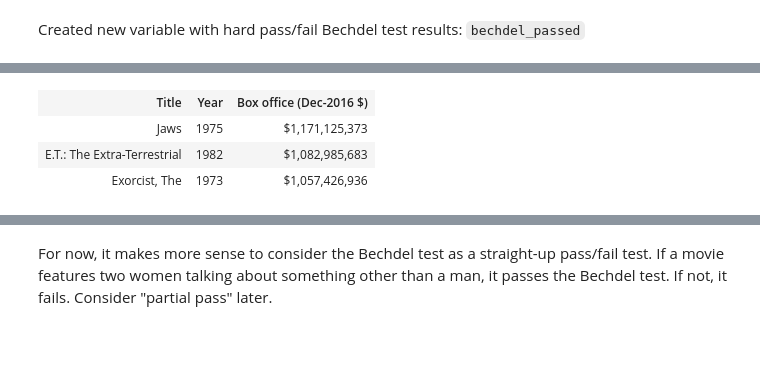
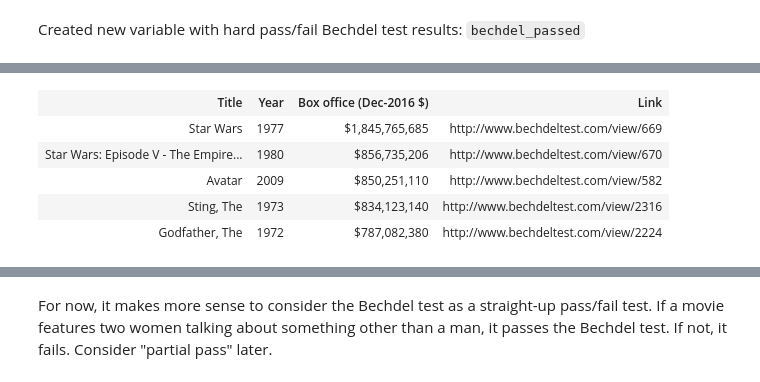
Before and after one commit to raddick/movies, a Jupyter notebook: 7. Analysis.ipynb, the cells around one changed output, grey strips where cells are left out. Cells and saved outputs as stored; diff of their text form; code cells hidden in the pictures; blank space fills up the shorter version.

Commit message:
More analysis and context
Added more to the section on face validity, where we print tables of movies that pass or fail.

```diff
--- a/7. Analysis.ipynb
+++ b/7. Analysis.ipynb
@@ -116,52 +122,99 @@ Created new variable with hard pass/fail Bechdel test results: bechdel_passed
 # %%
+display(HTML('<h3>Movies that fail the Bechdel test</h3>'))
 
+display(HTML('<h4>Three randomly-chosen movies that fail the Bechdel test:</h4>'))
+random_failers = movies_df.dropna()[['title','bechdel_year','boxoffice_adj','bechdel_site_id']][movies_df['bechdel_passed'] == 0].sample(3).sort_values(['bechdel_year','title']).values.tolist()
 
-display(HTML('<h2>Three randomly-chosen movies that pass the Bechdel test:</h2>'))
-random_passers = movies_df.dropna()[['title','bechdel_year','boxoffice_adj']][movies_df['bechdel_passed'] == 1].sample(3).sort_values(['bechdel_year','title']).values.tolist()
-
+# Surely there is an easier way to print a pandas dataframe as a well-formatted table?
+#### Maybe by sending a dictionary of styles to .style.format()? Halp?
+#### But anyway, this kinda-hacky code does what needs doing.
 y = '<table>'
 y += '<tr>'
-y += '<th>Title</th><th>Year</th><th>Box office (Dec-2016 $)</th>'
+y += '<th>Title</th>'
+y += '<th>Year</th>'
+y += '<th>Box office (Dec-2016 $)</th>'
+y += '<th>Link</th>'
 y += '</tr>'
-for row in random_passers:
+for row in random_failers:
+    link = 'http://www.bechdeltest.com/view/'+str(row[3])
+    link_str = '<a href=\''+link+'\' target="_blank">'+link+'</a>'
     y += '<tr>'
     y += '<td>{:}</td>'.format(row[0])
     y += '<td>{:.0f}</td>'.format(row[1])
     y += '<td style="text-align:right">${:,.0f}</td>'.format(row[2])
+    y += '<td>{:}</td>'.format(link_str)
     y += '</tr>'
 y += '</table>'
 display(HTML(y))
 
-
-display(HTML('<h2>Highest-grossing movies that pass the Bechdel test:</h2>'))
-highest_passers = movies_df[['title','bechdel_year','boxoffice_adj']][movies_df['bechdel_passed'] == 1].sort_values('boxoffice_adj',ascending=False).head(3).values.tolist()
+display(HTML('<h4>The five highest-grossing movies that fail the Bechdel test:</h2>'))
+highest_failers = movies_df[['title','bechdel_year','boxoffice_adj','bechdel_site_id']][movies_df['bechdel_passed'] == 0].sort_values('boxoffice_adj',ascending=False).head(5).values.tolist()
 
 y = '<table>'
 y += '<tr>'
-y += '<th>Title</th><th>Year</th><th>Box office (Dec-2016 $)</th>'
+y += '<th>Title</th>'
+y += '<th>Year</th>'
+y += '<th>Box office (Dec-2016 $)</th>'
+y += '<th>Link</th>'
 y += '</tr>'
-for row in highest_passers:
+for row in highest_failers:
+    link = 'http://www.bechdeltest.com/view/'+str(row[3])
+    link_str = '<a href=\''+link+'\' target="_blank">'+link+'</a>'
     y += '<tr>'
     y += '<td>{:}</td>'.format(row[0])
     y += '<td>{:.0f}</td>'.format(row[1])
     y += '<td style="text-align:right">${:,.0f}</td>'.format(row[2])
+    y += '<td>{:}</td>'.format(link_str)
     y += '</tr>'
 y += '</table>'
 display(HTML(y))
 
-display(HTML('<h2>Highest-grossing movies that fail the Bechdel test:</h2>'))
-highest_failers = movies_df[['title','bechdel_year','boxoffice_adj']][movies_df['bechdel_passed'] == 0].sort_values('boxoffice_adj',ascending=False).head(3).values.tolist()
+display(HTML('<h3>Movies that pass the Bechdel test</h3>'))
 
+display(HTML('<h4>Three randomly-chosen movies that pass the Bechdel test:</h4>'))
+random_passers = movies_df.dropna()[['title','bechdel_year','boxoffice_adj','bechdel_site_id']][movies_df['bechdel_passed'] == 1].sample(3).sort_values(['bechdel_year','title']).values.tolist()
+
+# Surely there is an easier way to print a pandas dataframe as a well-formatted table?
+#### Maybe by sending a dictionary of styles to .style.format()? Halp?
+#### But anyway, this kinda-hacky code does what needs doing.
 y = '<table>'
 y += '<tr>'
-y += '<th>Title</th><th>Year</th><th>Box office (Dec-2016 $)</th>'
+y += '<th>Title</th>'
+y += '<th>Year</th>'
+y += '<th>Box office (Dec-2016 $)</th>'
+y += '<th>Link</th>'
 y += '</tr>'
-for row in highest_failers:
+for row in random_passers:
+    link = 'http://www.bechdeltest.com/view/'+str(row[3])
+    link_str = '<a href=\''+link+'\' target="_blank">'+link+'</a>'
     y += '<tr>'
     y += '<td>{:}</td>'.format(row[0])
     y += '<td>{:.0f}</td>'.format(row[1])
     y += '<td style="text-align:right">${:,.0f}</td>'.format(row[2])
+    y += '<td>{:}</td>'.format(link_str)
     y += '</tr>'
 y += '</table>'
 display(HTML(y))
+
+display(HTML('<h4>The five highest-grossing movies that pass the Bechdel test:</h2>'))
+highest_passers = movies_df[['title','bechdel_year','boxoffice_adj','bechdel_site_id']][movies_df['bechdel_passed'] == 1].sort_values('boxoffice_adj',ascending=False).head(5).values.tolist()
+
+y = '<table>'
+y += '<tr>'
+y += '<th>Title</th>'
+y += '<th>Year</th>'
+y += '<th>Box office (Dec-2016 $)</th>'
+y += '<th>Link</th>'
+y += '</tr>'
+for row in highest_passers:
+    link = 'http://www.bechdeltest.com/view/'+str(row[3])
+    link_str = '<a href=\''+link+'\' target="_blank">'+link+'</a>'
+    y += '<tr>'
+    y += '<td>{:}</td>'.format(row[0])
+    y += '<td>{:.0f}</td>'.format(row[1])
+    y += '<td style="text-align:right">${:,.0f}</td>'.format(row[2])
+    y += '<td>{:}</td>'.format(link_str)
+    y += '</tr>'
+y += '</table>'
+display(HTML(y))
 # %% [output]
@@ -174,4 +228,6 @@ Highest-grossing movies that pass the Bechdel test:
-| Title | Year | Box office (Dec-2016 $) |
-| Jaws | 1975 | $1,171,125,373 |
-| E.T.: The Extra-Terrestrial | 1982 | $1,082,985,683 |
-| Exorcist, The | 1973 | $1,057,426,936 |
+| Title | Year | Box office (Dec-2016 $) | Link |
+| Star Wars | 1977 | $1,845,765,685 | http://www.bechdeltest.com/view/669 |
+| Star Wars: Episode V - The Empire... | 1980 | $856,735,206 | http://www.bechdeltest.com/view/670 |
+| Avatar | 2009 | $850,251,110 | http://www.bechdeltest.com/view/582 |
+| Sting, The | 1973 | $834,123,140 | http://www.bechdeltest.com/view/2316 |
+| Godfather, The | 1972 | $787,082,380 | http://www.bechdeltest.com/view/2224 |
```
Also changed, not shown: parts of 2 cells of this notebook.
